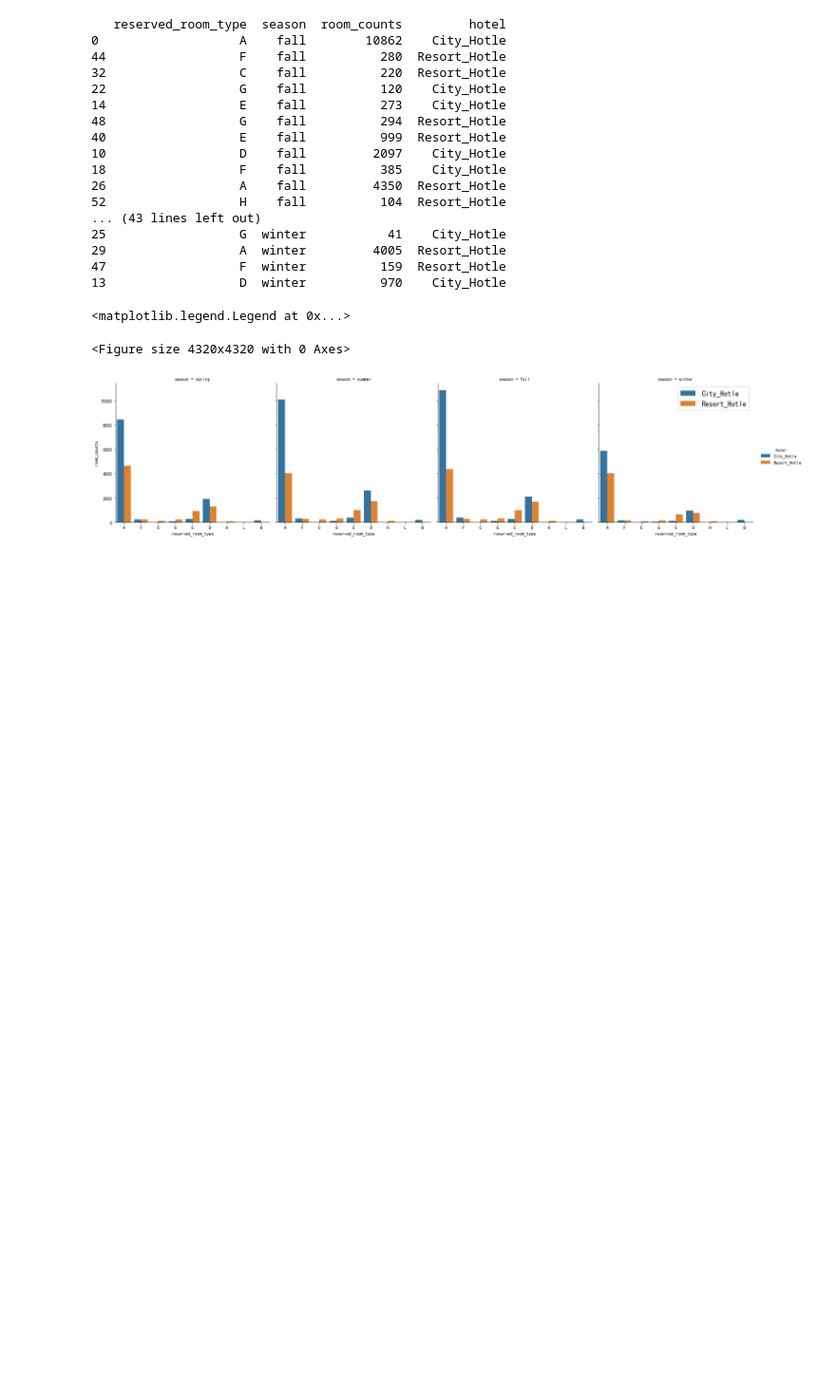
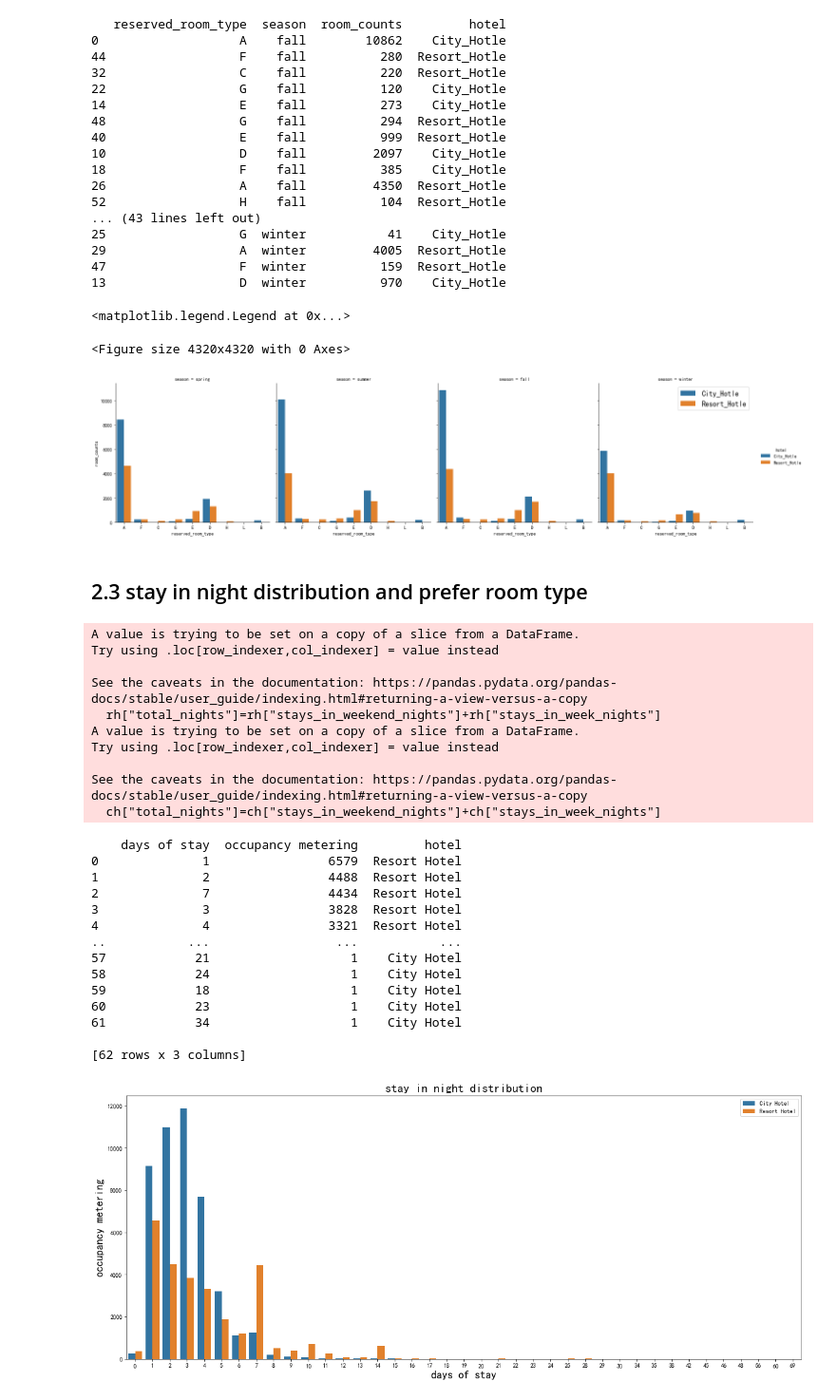
Before and after one commit to DuanLee2520/hotel, a Jupyter notebook: analyze.ipynb, the cells around one changed output. Shown: that part at 95% size. Cells and saved outputs as stored; diff of their text form; code cells hidden in the pictures; blank space fills up the shorter version.

```diff
--- a/analyze.ipynb
+++ b/analyze.ipynb
@@ -310,3 +310,53 @@ See the caveats in the documentation: https://pandas.pydata.org/pandas-docs/stab
 <matplotlib.legend.Legend at 0x...>
 <Figure size 4320x4320 with 0 Axes>
 [figure]
+# %% [markdown]
+## 2.3 stay in night distribution and prefer room type
+# %%
+rh=new_data[(new_data["hotel"]=="Resort Hotel")&(new_data["is_canceled"]==0)]
+ch=new_data[(new_data["hotel"]=="City Hotel")&(new_data["is_canceled"]==0)]
+# get the total stays nights of every orders
+rh["total_nights"]=rh["stays_in_weekend_nights"]+rh["stays_in_week_nights"]
+ch["total_nights"]=ch["stays_in_weekend_nights"]+ch["stays_in_week_nights"]
+# get the different numbers of stays nights
+rh_nights_count=rh["total_nights"].value_counts().reset_index().rename(columns={"index":"days of stay","total_nights":"occupancy metering"})
+ch_nights_count=ch["total_nights"].value_counts().reset_index().rename(columns={"index":"days of stay","total_nights":"occupancy metering"})
+rh_nights_count["hotel"]="Resort Hotel"
+ch_nights_count["hotel"]="City Hotel"
+# merge
+all_nights_count=pd.concat([rh_nights_count,ch_nights_count],axis= 0,ignore_index=True)
+print(all_nights_count)
+# show
+plt.figure(figsize=(20,8))
+sns.barplot(x="days of stay",y="occupancy metering",hue="hotel",data=all_nights_count,hue_order=["City Hotel","Resort Hotel"])
+plt.title("stay in night distribution",fontsize=20)
+plt.xlabel("days of stay",fontsize=18)
+plt.ylabel("occupancy metering",fontsize=18)
+plt.legend(loc="upper right")
+plt.show()
+# %% [output]
+A value is trying to be set on a copy of a slice from a DataFrame.
+Try using .loc[row_indexer,col_indexer] = value instead
+
+See the caveats in the documentation: https://pandas.pydata.org/pandas-docs/stable/user_guide/indexing.html#returning-a-view-versus-a-copy
+  rh["total_nights"]=rh["stays_in_weekend_nights"]+rh["stays_in_week_nights"]
+A value is trying to be set on a copy of a slice from a DataFrame.
+Try using .loc[row_indexer,col_indexer] = value instead
+
+See the caveats in the documentation: https://pandas.pydata.org/pandas-docs/stable/user_guide/indexing.html#returning-a-view-versus-a-copy
+  ch["total_nights"]=ch["stays_in_weekend_nights"]+ch["stays_in_week_nights"]
+    days of stay  occupancy metering         hotel
+0              1                6579  Resort Hotel
+1              2                4488  Resort Hotel
+2              7                4434  Resort Hotel
+3              3                3828  Resort Hotel
+4              4                3321  Resort Hotel
+..           ...                 ...           ...
+57            21                   1    City Hotel
+58            24                   1    City Hotel
+59            18                   1    City Hotel
+60            23                   1    City Hotel
+61            34                   1    City Hotel
+
+[62 rows x 3 columns]
+[figure, added]
```
Also changed, not shown: parts of 7 cells of this notebook.
